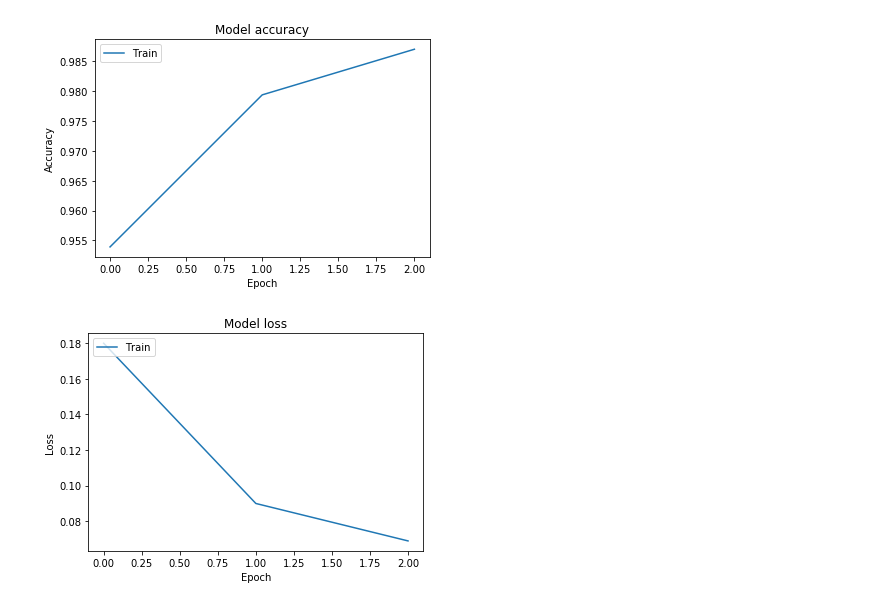
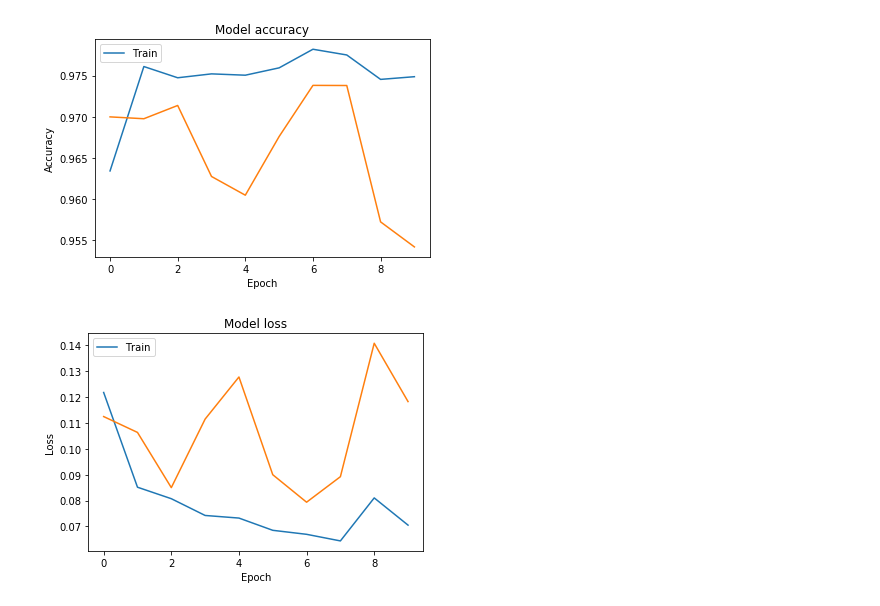
Before and after one commit to bmmidei/SliceCast, a Jupyter notebook: main.ipynb, the cells around one changed output. Drawn from its saved outputs; the diff is of its cells as text; code cells hidden in the pictures.

```diff
--- a/main.ipynb
+++ b/main.ipynb
@@ -30,6 +23,0 @@ Please use `rate` instead of `keep_prob`. Rate should be set to `rate = 1 - keep
-# %%
-filenames = ['/home/bmmidei/SliceCast/data/hdf5/batch0_0.hdf5',
-            '/home/bmmidei/SliceCast/data/hdf5/batch0_1.hdf5',
-            '/home/bmmidei/SliceCast/data/hdf5/batch0_2.hdf5']
-
-history = net.train(filenames, batch_size=16, epochs=3, steps_per_epoch=20, maxlen=None, save=True)
@@ -63,0 +24,18 @@ Saved model to disk
+# %%
+dataPath = Path('/home/bmmidei/SliceCast/data/dev/hdf5')
+files = [str(x) for x in dataPath.glob('**/*') if x.suffix=='.hdf5']
+
+val_prop = 0.2
+mask = random.sample(range(0,len(files)), math.floor(val_prop*len(files)))
+
+# randomly assign some files to validation and the rest to train
+train_files = [x for (i,x) in enumerate(files) if i not in mask]
+val_files = [x for (i,x) in enumerate(files) if i in mask]
+# %%
+history = net.train(train_files=train_files,
+                    val_files=val_files,
+                    batch_size=8,
+                    epochs=10,
+                    steps_per_epoch=500,
+                    maxlen=None,
+                    save=True)
@@ -64,21 +60,21 @@ Saved model to disk
 # %%
 # Plot training & validation accuracy values
-plt.plot(history.history['acc'])
-#plt.plot(history.history['val_acc'])
+plt.plot(history.history['categorical_accuracy'])
+plt.plot(history.history['val_categorical_accuracy'])
 plt.title('Model accuracy')
 plt.ylabel('Accuracy')
 plt.xlabel('Epoch')
 plt.legend(['Train'], loc='upper left')
 plt.show()
 
 # Plot training & validation loss values
 plt.plot(history.history['loss'])
-#plt.plot(history.history['val_loss'])
+plt.plot(history.history['val_loss'])
 plt.title('Model loss')
 plt.ylabel('Loss')
 plt.xlabel('Epoch')
 plt.legend(['Train'], loc='upper left')
 plt.show()
 # %% [output]
-[figure, old version]
+[figure, new version]
-[figure, old version]
+[figure, new version]
```
Also changed, not shown: parts of 7 cells of this notebook, 2 other files.
